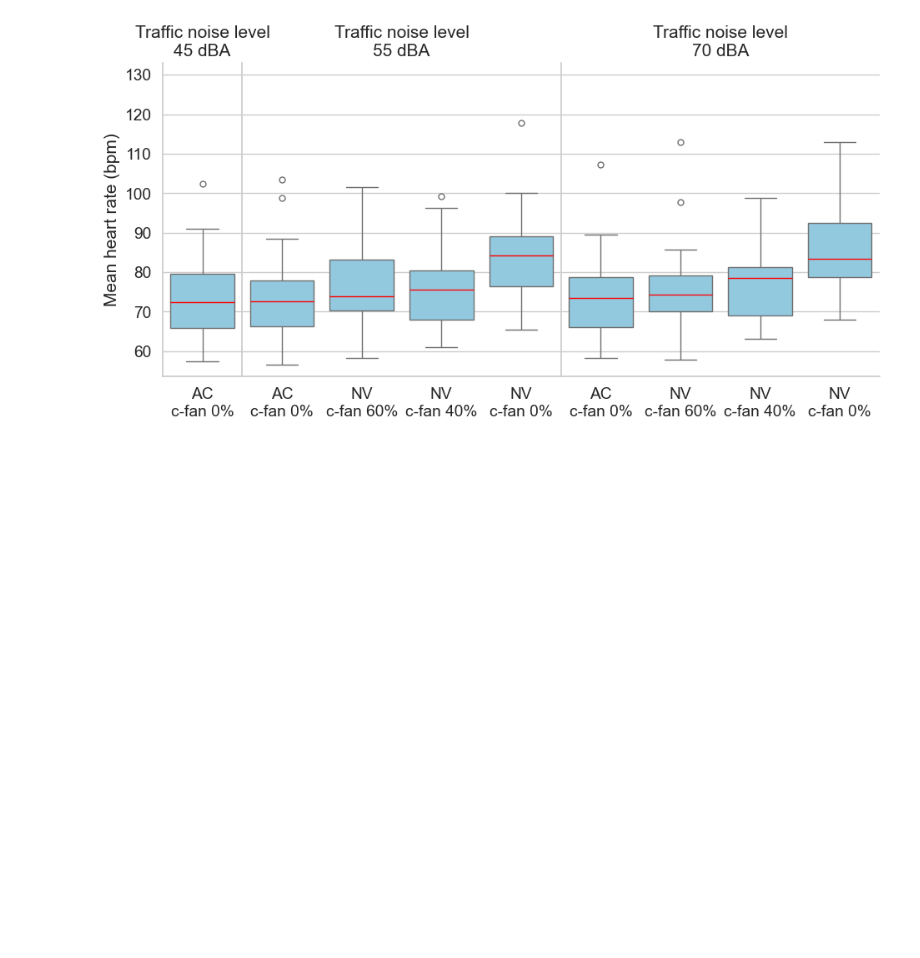
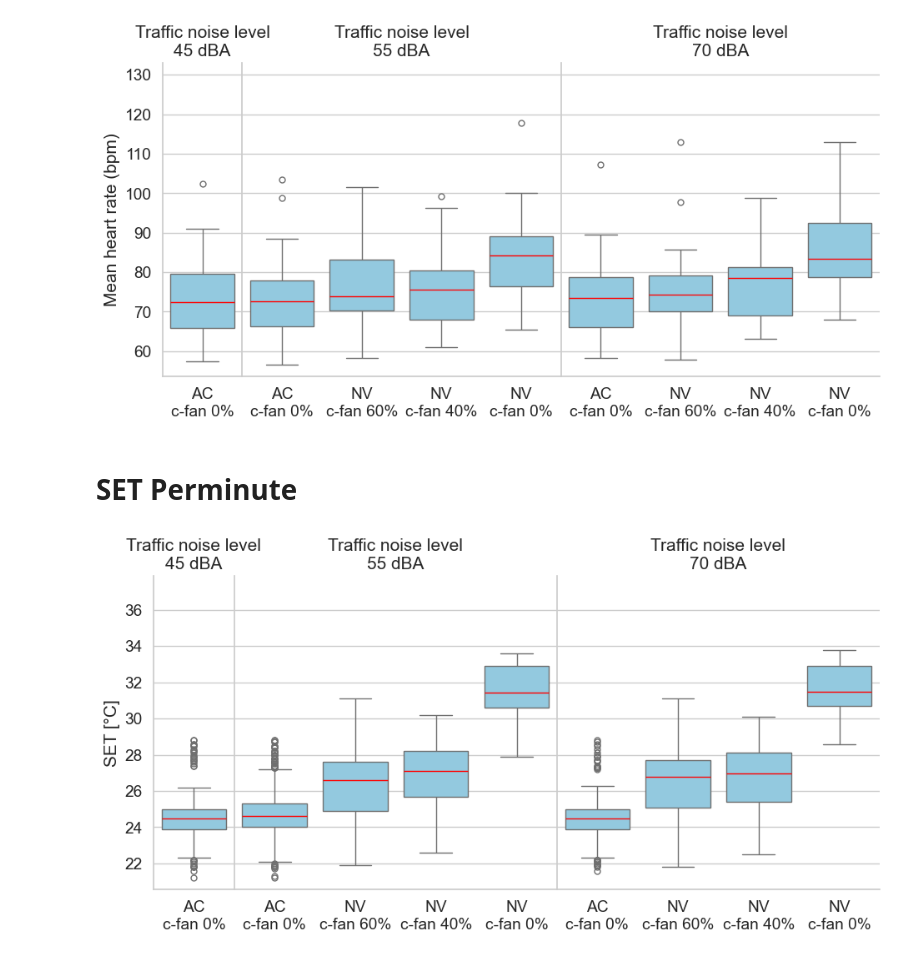
Before and after one commit to afifhrz/cognitive_learning, a Jupyter notebook: 9_plotting_report/main.ipynb, the cells around one changed output. Drawn from its saved outputs; the diff is of its cells as text; code cells hidden in the pictures; blank space fills up the shorter version.

```diff
--- a/9_plotting_report/main.ipynb
+++ b/9_plotting_report/main.ipynb
@@ -584,3 +628,51 @@ g.set_axis_labels("", "Mean heart rate (bpm)")
 plt.show(g)
 # %% [output]
 [figure]
+# %% [markdown]
+# SET Perminute
+# %%
+data_SET_perminute = pd.read_excel("../0_dataset_master/ThermalData_perminute_v2.xlsx")
+
+import matplotlib.pyplot as plt
+# import matplotlib.patches as mpatches
+
+# blue_patch = mpatches.Patch(color='blue', label="AC Fan Off")
+# green_patch = mpatches.Patch(color='green', label="NV Fan 60%")
+# orange_patch = mpatches.Patch(color='orange', label="NV Fan 40%")
+# red_patch = mpatches.Patch(color='red', label="NV Fan Off")
+
+# data_SkinT['Thermal'] = pd.Categorical(data_SkinT['Thermal'],["AC", "NV fan 5", "NV fan 3", "NV fan 0"])
+custom_dict = {'AC':1, 'NV fan 5':2, 'NV fan 3':3,'NV fan 0':4,}
+data_SET_perminute.sort_values(by=['Thermal'], key=lambda x: x.map(custom_dict), inplace=True)
+data_SET_perminute.reset_index(inplace=True)
+sns.set(font_scale=1.25)
+sns.set_style("whitegrid")
+g = sns.catplot(
+    data=data_SET_perminute,
+    x='Thermal',
+    y="SET",
+    col='TrafficNoiseLevels', kind='box', aspect=0.65,
+    # palette=sns.color_palette(['blue','green','orange','red']),
+    facet_kws={'gridspec_kws':{'width_ratios': [1, 4, 4]}},
+    sharex=False,
+    legend=False,
+    color="skyblue",
+    estimator='median',
+    medianprops = {'color':'red'},
+)
+
+for id, ax in enumerate(g.axes_dict.items()):
+        if id == 0:
+            ax[1].set_xticklabels(["AC\nc-fan 0%"])
+        else:
+            ax[1].set_xticklabels(["AC\nc-fan 0%","NV\nc-fan 60%", "NV\nc-fan 40%", "NV\nc-fan 0%"])
+g.set_titles("Traffic noise level\n{col_name} dBA")
+yLim = g.axes_dict[55].get_ylim()
+g.set(ylim=(yLim[0], yLim[1]*1.1))
+
+# plt.legend(title='Thermal', loc='center right', labels=["AC Fan Off","NV Fan 60%", "NV Fan 40%", "NV Fan Off"], bbox_to_anchor=(1.25,.5), handles=[blue_patch, green_patch, orange_patch, red_patch])
+g.set_axis_labels("", "SET [°C]")
+plt.subplots_adjust(wspace=0)
+plt.show(g)
+# %% [output]
+[figure, added]
```
Also changed, not shown: parts of 5 cells of this notebook.
